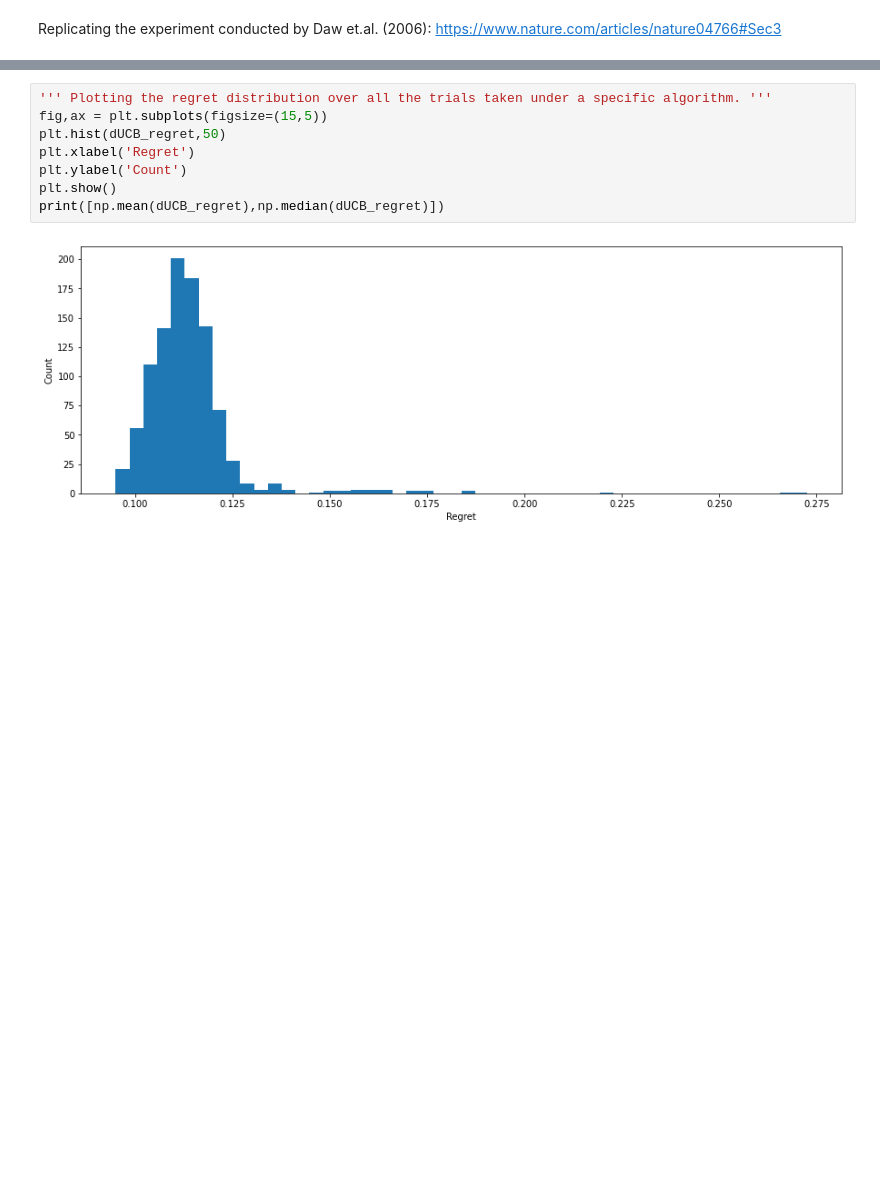
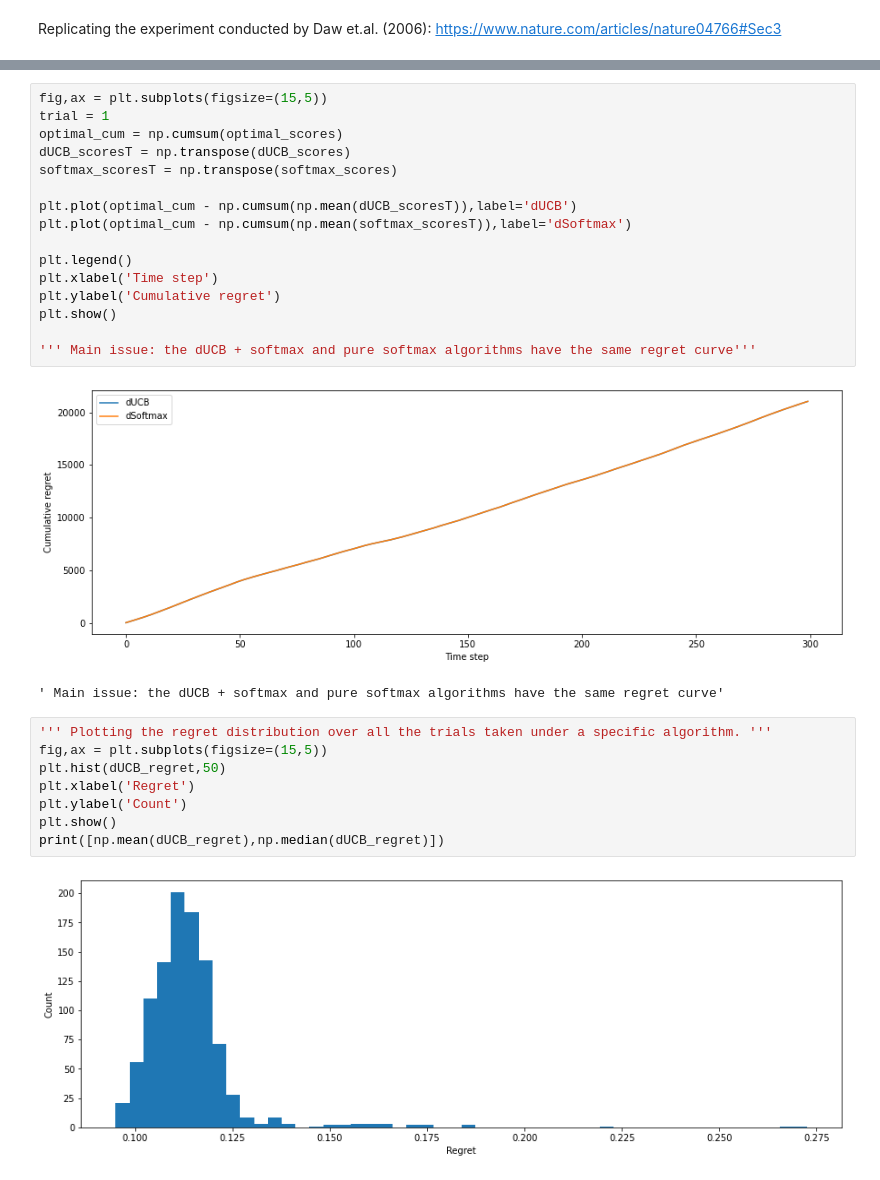
Before and after one commit to exie1/Complex-systems-EE, a Jupyter notebook: dynamicMAB/multiArmBandit_dynamic.ipynb, the cells around one changed output, grey strips where cells are left out. Saved outputs shown, nothing was run; the diff lists cells and outputs as text; blank space fills up the shorter version.

```diff
--- a/dynamicMAB/multiArmBandit_dynamic.ipynb
+++ b/dynamicMAB/multiArmBandit_dynamic.ipynb
@@ -90,3 +93,22 @@ plt.show()
+# %%
+fig,ax = plt.subplots(figsize=(15,5))
+trial = 1
+optimal_cum = np.cumsum(optimal_scores)
+dUCB_scoresT = np.transpose(dUCB_scores)
+softmax_scoresT = np.transpose(softmax_scores)
+
+plt.plot(optimal_cum - np.cumsum(np.mean(dUCB_scoresT)),label='dUCB')
+plt.plot(optimal_cum - np.cumsum(np.mean(softmax_scoresT)),label='dSoftmax')
+
+plt.legend()
+plt.xlabel('Time step')
+plt.ylabel('Cumulative regret')
+plt.show()
+
+''' Main issue: the dUCB + softmax and pure softmax algorithms have the same regret curve'''
+# %% [output]
+[figure, added]
+' Main issue: the dUCB + softmax and pure softmax algorithms have the same regret curve'
 # %%
 ''' Plotting the regret distribution over all the trials taken under a specific algorithm. '''
 fig,ax = plt.subplots(figsize=(15,5))
```
Also changed, not shown: parts of 10 cells of this notebook, 24 other files.
